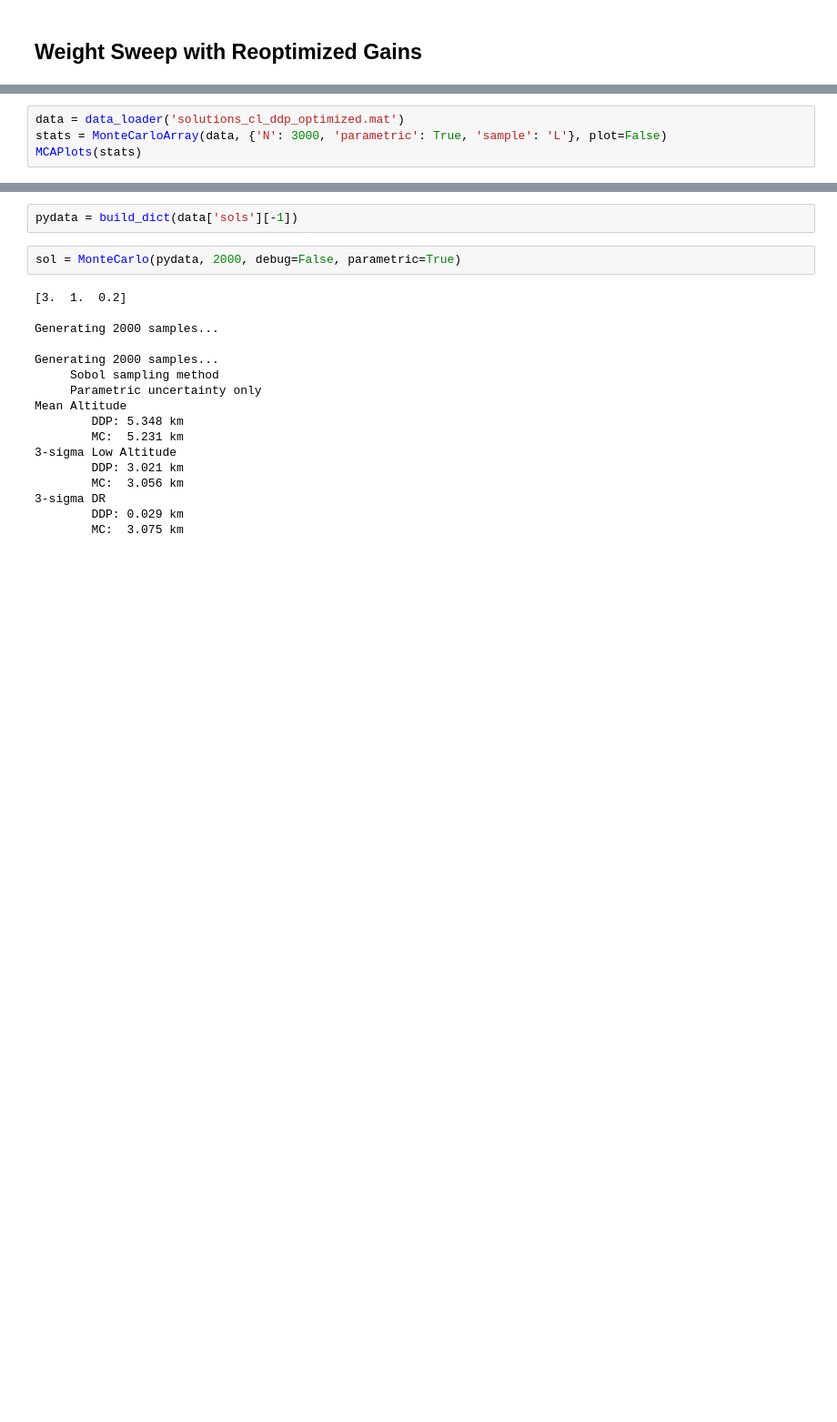
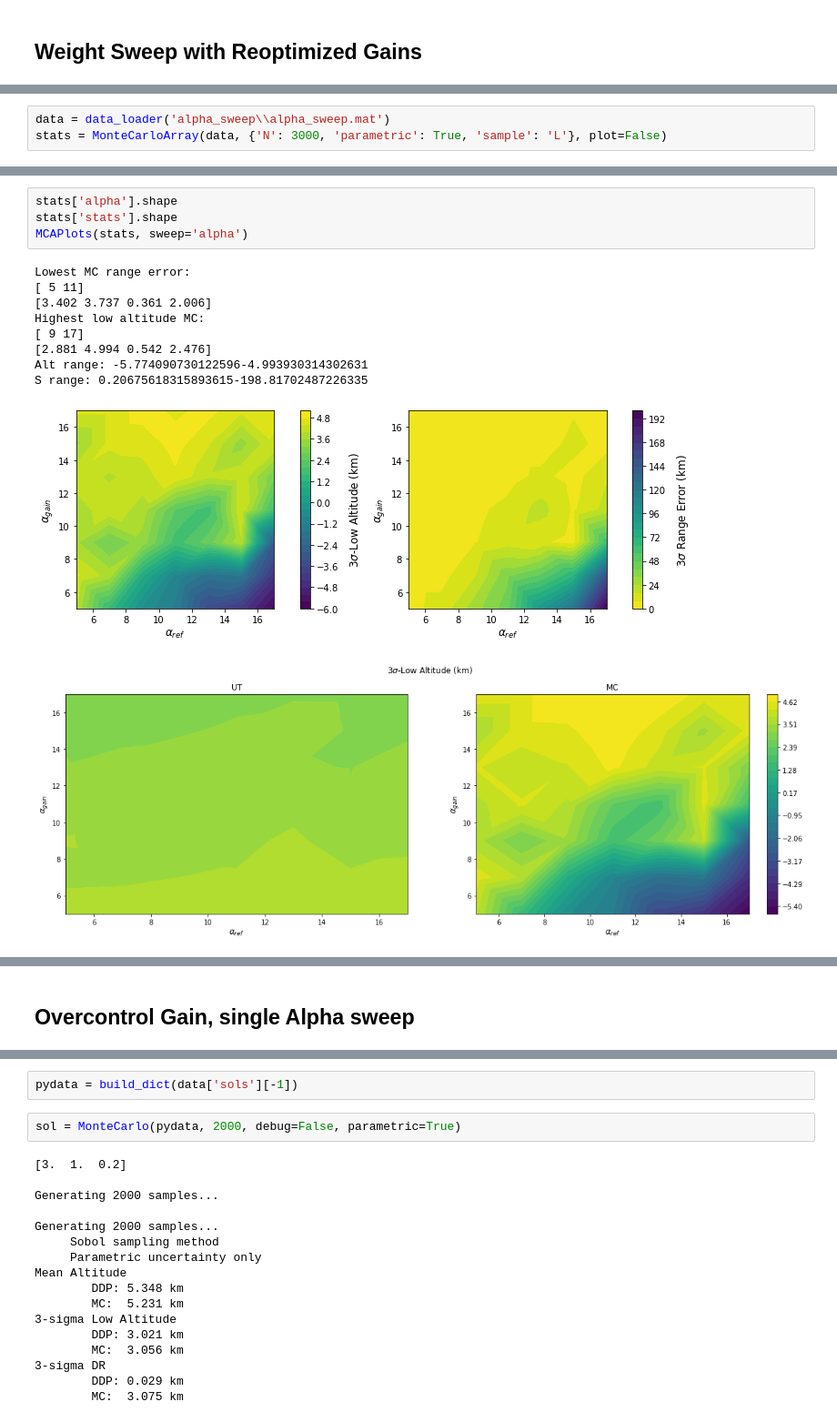
Before and after one commit to CDNoyes/EDL-Py, a Jupyter notebook: DDPMonteCarlo.ipynb, the cells around one changed output, grey strips where cells are left out. Shown at 91% size. Saved outputs shown, nothing was run; the diff lists cells and outputs as text; blank space fills up the shorter version.

```diff
--- a/DDPMonteCarlo.ipynb
+++ b/DDPMonteCarlo.ipynb
@@ -689,5 +738,4 @@ S range: 1.4109352347256936-17.67549243500911
 # %%
-data = data_loader('solutions_cl_ddp_optimized.mat')
+data = data_loader('alpha_sweep\\alpha_sweep.mat')
 stats = MonteCarloArray(data, {'N': 3000, 'parametric': True, 'sample': 'L'}, plot=False)
-MCAPlots(stats)
 # %% [output]
@@ -711,0 +763,15 @@ S range: 0.8521940224902012-39.165581035369925
+# %%
+stats['alpha'].shape
+stats['stats'].shape
+MCAPlots(stats, sweep='alpha')
+# %% [output]
+Lowest MC range error:
+[ 5 11]
+[3.402 3.737 0.361 2.006]
+Highest low altitude MC:
+[ 9 17]
+[2.881 4.994 0.542 2.476]
+Alt range: -5.774090730122596-4.993930314302631
+S range: 0.20675618315893615-198.81702487226335
+[figure, added]
+[figure, added]
@@ -711,0 +779,2 @@ S range: 0.8521940224902012-39.165581035369925
+# %% [markdown]
+## Overcontrol Gain, single Alpha sweep
```
Also changed, not shown: parts of 10 cells of this notebook, 6 other files.
